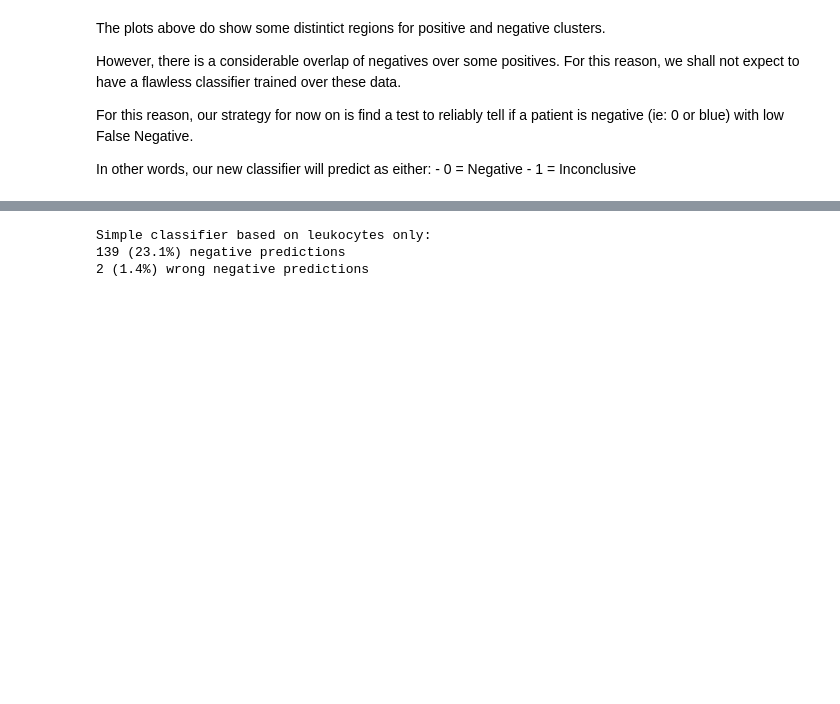
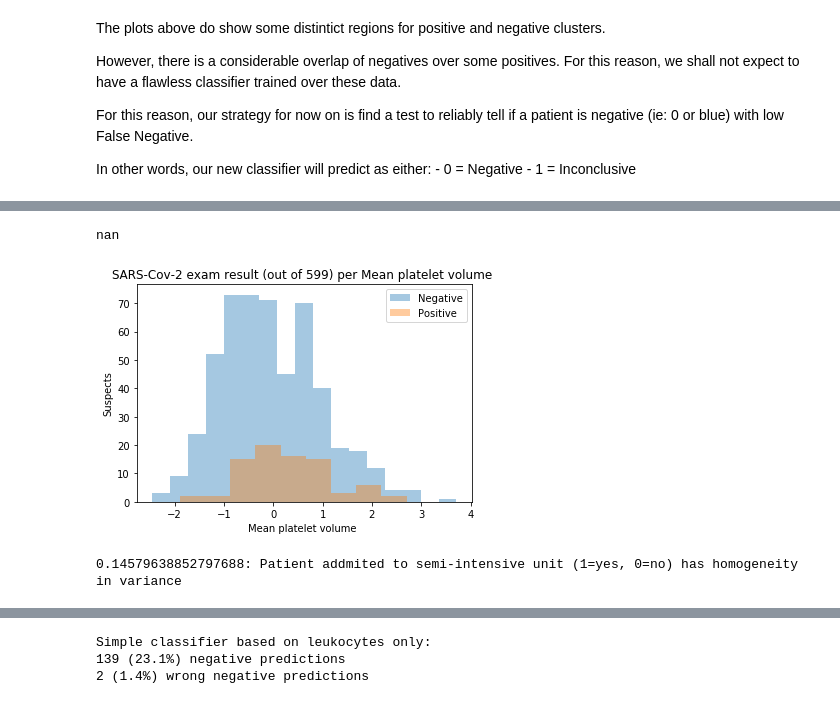
Before and after one commit to diogodutra/COVID-19-Albert_Eintein, a Jupyter notebook: COVID-19_Albert_Einstein.ipynb, the cells around one changed output, grey strips where cells are left out. Saved outputs shown, nothing was run; the diff lists cells and outputs as text; code cells hidden in the pictures; blank space fills up the shorter version.

```diff
--- a/COVID-19_Albert_Einstein.ipynb
+++ b/COVID-19_Albert_Einstein.ipynb
@@ -328,0 +447,30 @@ In other words, our new classifier will predict as either:
+# %%
+from scipy import stats
+
+# feature = features_covid[0]
+
+# check homogeneity of variances (t-test not possible if p-value is small)
+levene = stats.levene(data[data[label]==0][feature], data[data[label]==1][feature])
+levene[1]
+# %% [output]
+nan
+# %%
+feature = 'Mean platelet volume '
+dat_log = data
+# dat_log[feature] = 2*np.sqrt(dat_log[feature] + 3/8)
+# dat_log[feature] = np.sqrt(dat_log[feature] + 1) + np.sqrt(dat_log[feature])
+plot_numerical(dat_log, feature, label)
+# %% [output]
+[figure, added]
+# %%
+from scipy import stats
+
+significance_homogeneity = .05
+
+for feature in features_numerical:
+    # check homogeneity of variances (t-test not possible if p-value is small)
+    levene = stats.levene(dat_log[dat_log[label]==0][feature], dat_log[dat_log[label]==1][feature])
+    if levene[1] > significance_homogeneity:
+        print(f'{levene[1]}: {feature} has homogeneity in variance')
+# %% [output]
+0.14579638852797688: Patient addmited to semi-intensive unit (1=yes, 0=no) has homogeneity in variance
```
Also changed, not shown: parts of 28 cells of this notebook, 4 other files.
